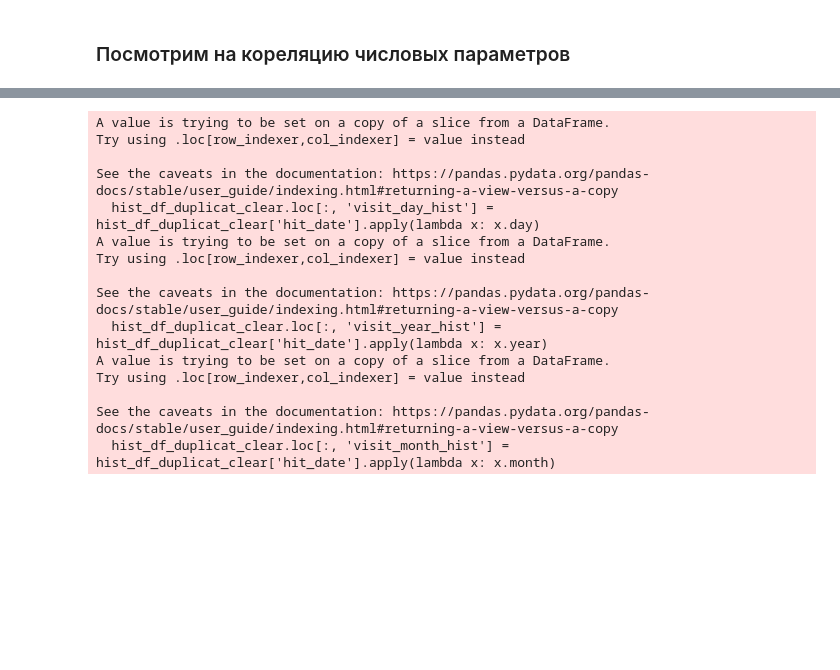
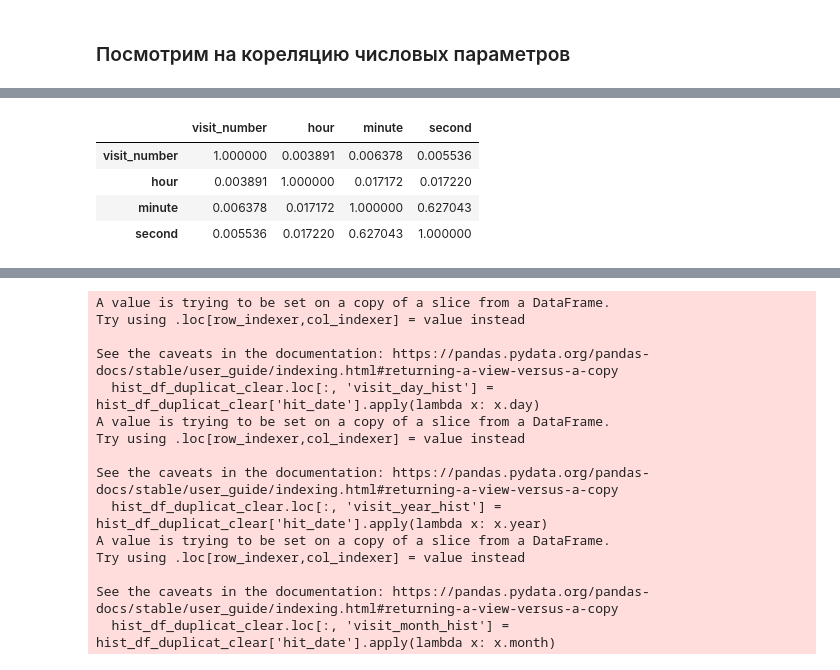
Before and after one commit to IlyaGasanPetrGY/Sber_project, a Jupyter notebook: analis_ga_session.ipynb, the cells around one changed output, grey strips where cells are left out. Cells and saved outputs as stored; diff of their text form; code cells hidden in the pictures; blank space fills up the shorter version.

```diff
--- a/analis_ga_session.ipynb
+++ b/analis_ga_session.ipynb
@@ -288,0 +290,10 @@ NameError: name 'clear_df_ga' is not defined
+# %%
+numerical = ['int16', 'int32', 'int64', 'float16', 'float32', 'float64']
+numerical_features = df_ga_session_corr.select_dtypes(include=numerical)
+numerical_features.corr()
+# %% [output]
+|  | visit_number | hour | minute | second |
+| visit_number | 1.000000 | 0.003891 | 0.006378 | 0.005536 |
+| hour | 0.003891 | 1.000000 | 0.017172 | 0.017220 |
+| minute | 0.006378 | 0.017172 | 1.000000 | 0.627043 |
+| second | 0.005536 | 0.017220 | 0.627043 | 1.000000 |
```
Also changed, not shown: parts of 5 cells of this notebook.
